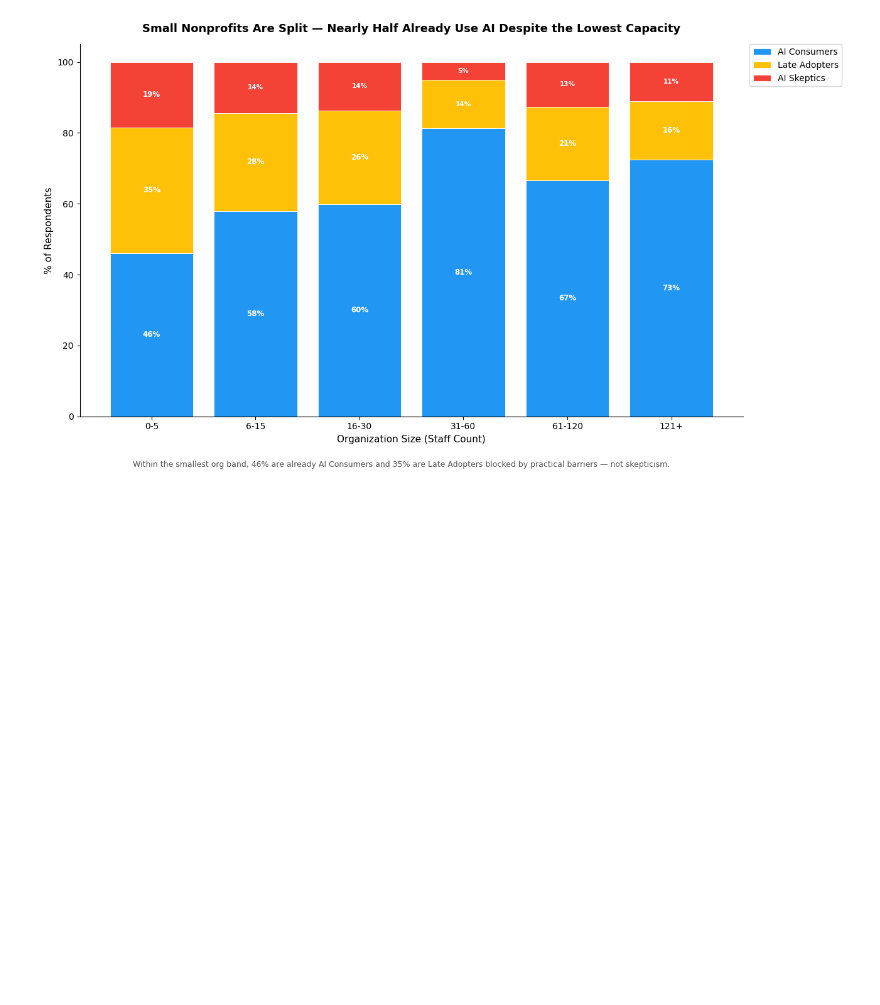
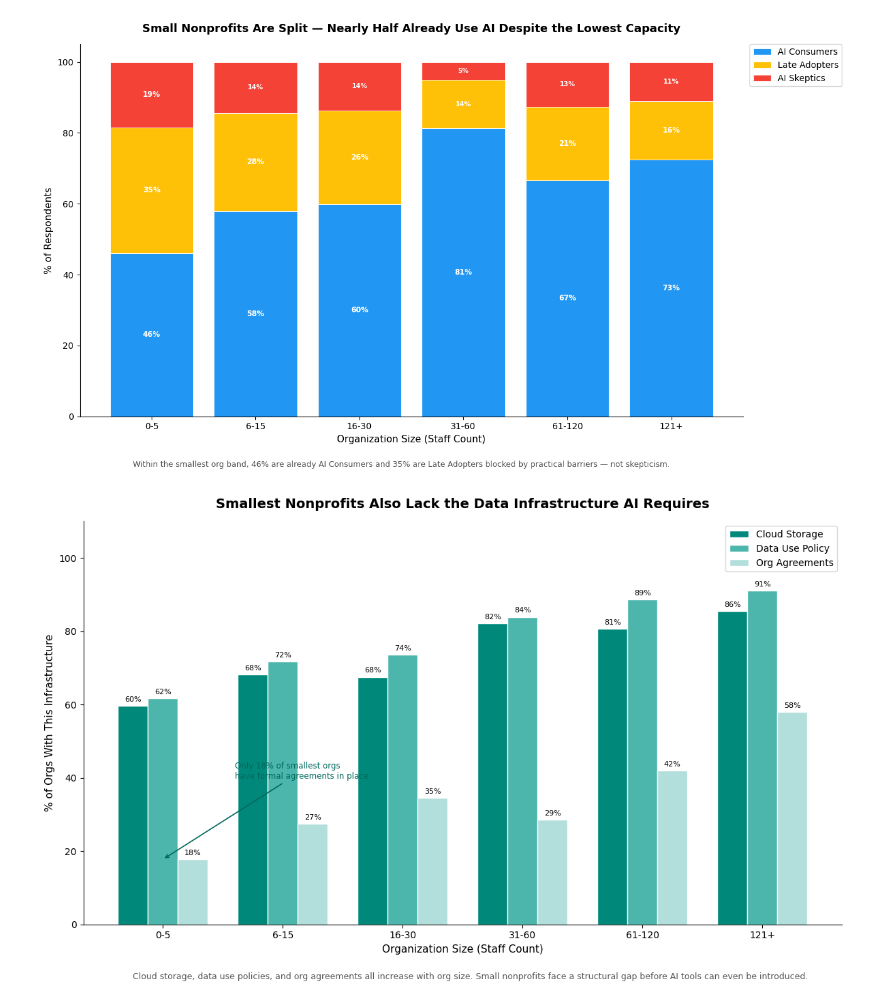
Before and after one commit to BoppingNoodles/SP26_Datathon, a Jupyter notebook: work/main.ipynb, the cells around one changed output. Cells and saved outputs as stored; diff of their text form; code cells hidden in the pictures; blank space fills up the shorter version.

Commit message:
data infrastructure graph

```diff
--- a/work/main.ipynb
+++ b/work/main.ipynb
@@ -308,3 +308,44 @@ pyplot.tight_layout()
 pyplot.show()
 # %% [output]
 [figure]
+# %%
+# Chart 3: Smallest Nonprofits Also Lack the Data Infrastructure AI Requires
+infra_cols = ['cloud_storage', 'data_use_policy', 'org_agreements']
+infra_labels = ['Cloud Storage', 'Data Use Policy', 'Org Agreements']
+infra_colors = ['#00897B', '#4DB6AC', '#B2DFDB']
+
+survey_df['org_size'] = pd.Categorical(survey_df['org_size'], categories=ORG_SIZE_ORDER, ordered=True)
+infra_rates = survey_df.groupby('org_size', observed=True)[infra_cols].mean() * 100
+
+x = np.arange(len(infra_rates))
+width = 0.25
+
+fig, ax = pyplot.subplots(figsize=(12, 7))
+for i, (col, label, color) in enumerate(zip(infra_cols, infra_labels, infra_colors)):
+    offset = (i - 1) * width
+    bars = ax.bar(x + offset, infra_rates[col], width, label=label, color=color, edgecolor='white')
+    ax.bar_label(bars, fmt='%.0f%%', padding=3, fontsize=8)
+
+ax.set_title("Smallest Nonprofits Also Lack the Data Infrastructure AI Requires", fontsize=14, fontweight='bold', pad=14)
+ax.set_xlabel('Organization Size (Staff Count)', fontsize=11)
+ax.set_ylabel('% of Orgs With This Infrastructure', fontsize=11)
+ax.set_xticks(x)
+ax.set_xticklabels(infra_rates.index)
+ax.set_ylim(0, 110)
+ax.legend(fontsize=10)
+sns.despine()
+
+ax.annotate('Only 18% of smallest orgs\nhave formal agreements in place',
+    xy=(0, infra_rates['org_agreements'].iloc[0]),
+    xytext=(0.6, infra_rates['org_agreements'].iloc[0] + 22),
+    fontsize=8.5, color='#00695C',
+    arrowprops=dict(arrowstyle='->', color='#00695C', lw=1.2))
+
+pyplot.figtext(0.12, -0.03,
+    'Cloud storage, data use policies, and org agreements all increase with org size. Small nonprofits face a structural gap before AI tools can even be introduced.',
+    fontsize=9, color='#555')
+
+pyplot.tight_layout()
+pyplot.show()
+# %% [output]
+[figure, added]
```
